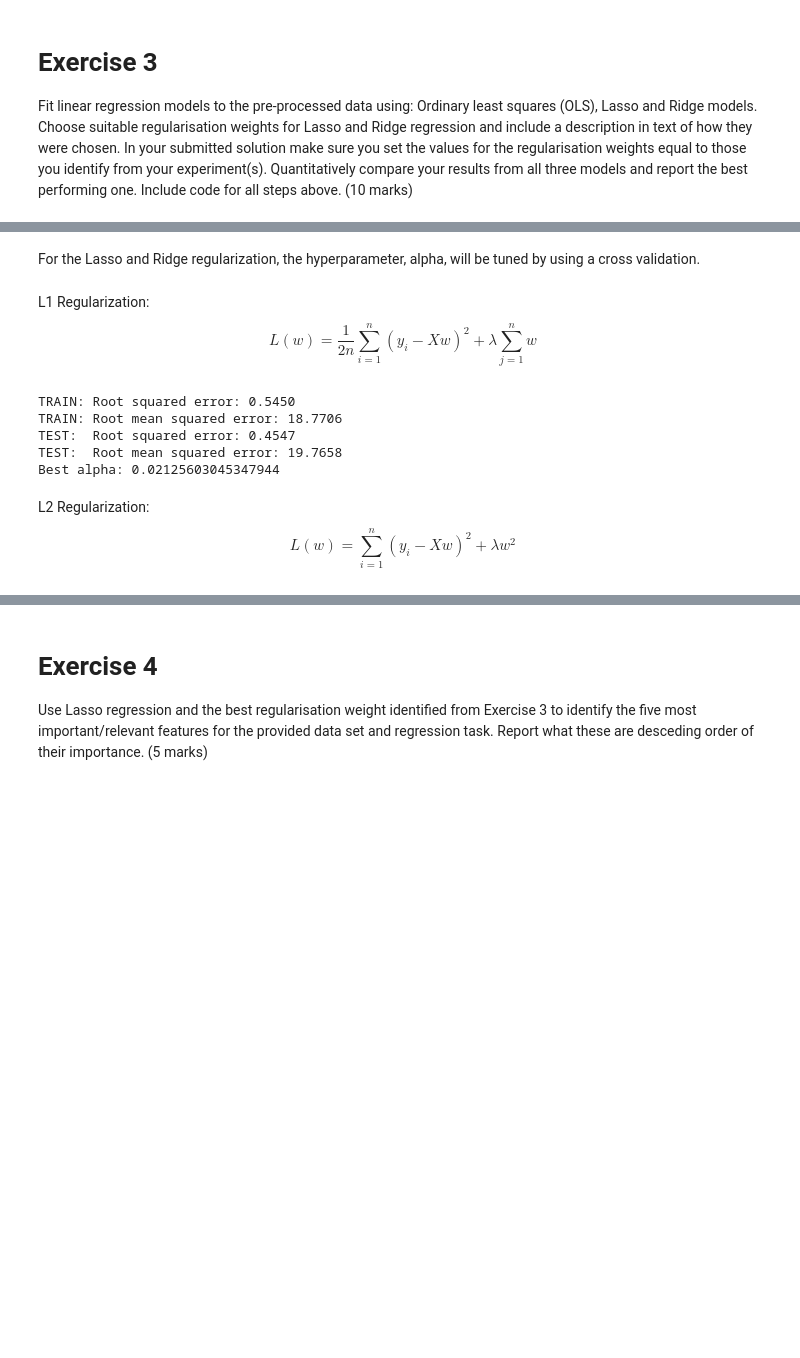
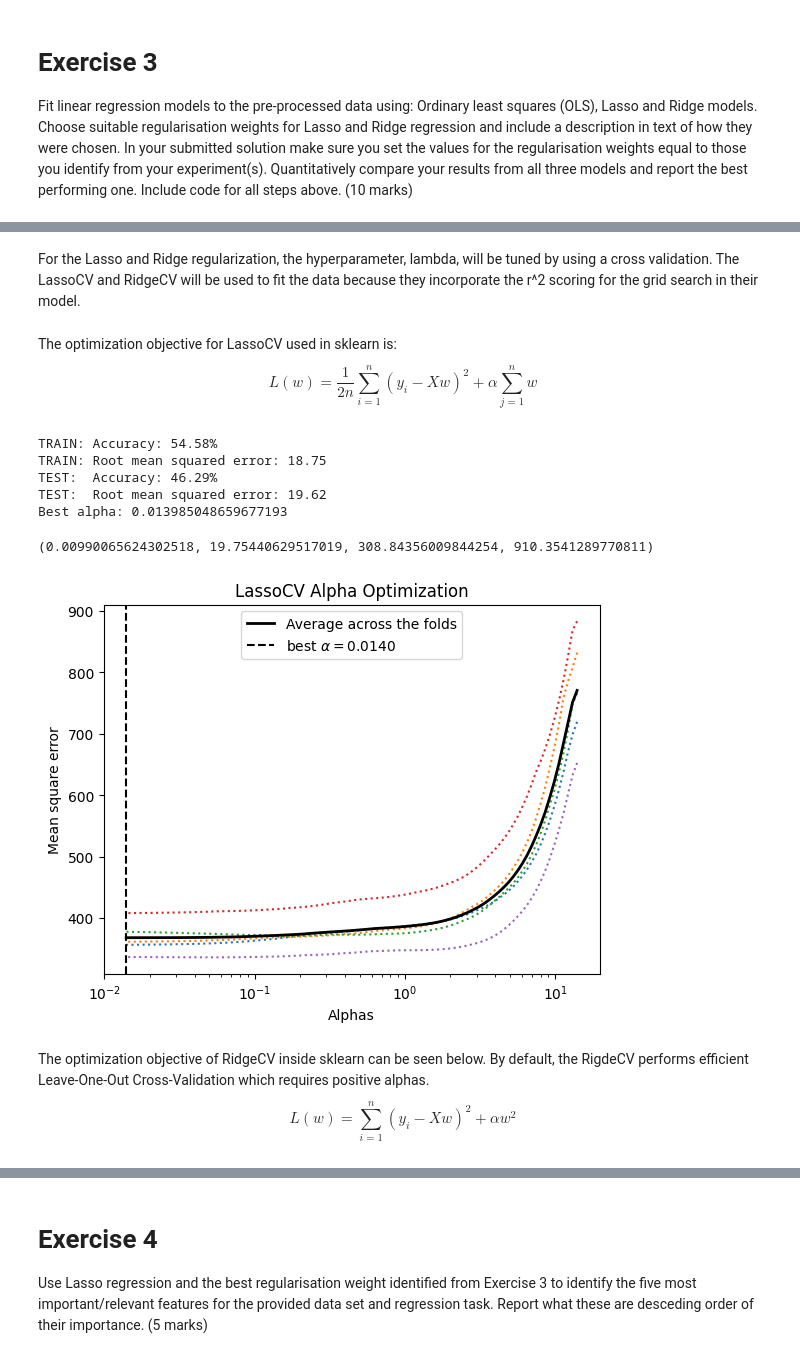
Before and after one commit to AlexandraPosta/machie-learning-pipeline, a Jupyter notebook: COMP3611_Coursework_Assessment.ipynb, the cells around one changed output, grey strips where cells are left out. Cells and saved outputs as stored; diff of their text form; code cells hidden in the pictures; blank space fills up the shorter version.

```diff
--- a/COMP3611_Coursework_Assessment.ipynb
+++ b/COMP3611_Coursework_Assessment.ipynb
@@ -482,30 +482,56 @@ TEST:  Root mean squared error: 19.7988
 # %% [markdown]
-For the Lasso and Ridge regularization, the hyperparameter, alpha, will be tuned by using a cross validation.
+For the Lasso and Ridge regularization, the hyperparameter, lambda, will be tuned by using a cross validation. The LassoCV and RidgeCV will be used to fit the data because they incorporate the r^2 scoring for the grid search in their model.
 # %% [markdown]
-L1 Regularization:
+The optimization objective for LassoCV used in sklearn is:
 $$
-L(w) = {\frac{1}{2n}} \sum^n_{i=1} (y_i - Xw)^2 + \lambda \sum^n_{j=1} w
+L(w) = {\frac{1}{2n}} \sum^n_{i=1} (y_i - Xw)^2 + \alpha \sum^n_{j=1} w
 $$
 # %%
-from sklearn.linear_model import LassoCV
+# Lasso
+from sklearn.linear_model import Lasso, LassoCV
 
-lasso = LassoCV(cv=5, random_state=0) # Lasso Cross validation
+lasso = LassoCV() # Lasso Cross validation, 5 cv by default
 lasso.fit(cancer_prepared, target_train)
 
-display_performance(lasso, cancer_prepared, cancer_test, target_train, target_test)
+lasso_best = Lasso(alpha=lasso.alpha_)
+lasso_best.fit(cancer_prepared, target_train)
+
+display_performance(lasso_best, cancer_prepared, cancer_test, target_train, target_test)
 print('Best alpha:', lasso.alpha_)
 
 best_lasso_alpha = lasso.alpha_
 # %% [output]
-TRAIN: Root squared error: 0.5450
-TRAIN: Root mean squared error: 18.7706
-TEST:  Root squared error: 0.4547
-TEST:  Root mean squared error: 19.7658
-Best alpha: 0.02125603045347944
+TRAIN: Accuracy: 54.58%
+TRAIN: Root mean squared error: 18.75
+TEST:  Accuracy: 46.29%
+TEST:  Root mean squared error: 19.62
+Best alpha: 0.013985048659677193
-# %% [markdown]
-L2 Regularization:
-$$
-L(w) = \sum^n_{i=1} (y_i - Xw)^2 + \lambda w^2
-$$
+# %%
+# Show how the lasso alpha was computed using the error for each fold
+
+# plot the performance of each fold
+plt.plot(lasso.alphas_, lasso.mse_path_, ":")
+
+# plot the performance average
+plt.plot(lasso.alphas_ ,lasso.mse_path_.mean(axis=-1), color="black", label="Average across the folds", linewidth=2)
+
+# Draw a dashed vertical line at the alpha
+alpha_label = "best $\\alpha={:0.4f}$".format(lasso.alpha_)
+plt.axvline(lasso.alpha_, color="black", linestyle="--", label=alpha_label)
+
+plt.legend()
+plt.title("LassoCV Alpha Optimization")
+plt.xlabel("Alphas")
+plt.ylabel("Mean square error")
+plt.xscale('log')
+plt.axis("tight")
+# %% [output]
+(0.00990065624302518, 19.75440629517019, 308.84356009844254, 910.3541289770811)
+[figure, added]
+# %% [markdown]
+The optimization objective of RidgeCV inside sklearn can be seen below. By default, the RigdeCV performs efficient Leave-One-Out Cross-Validation which requires positive alphas.
+$$
+L(w) = \sum^n_{i=1} (y_i - Xw)^2 + \alpha w^2
+$$
 # %%
 # Ridge model
```
Also changed, not shown: parts of 44 cells of this notebook.
